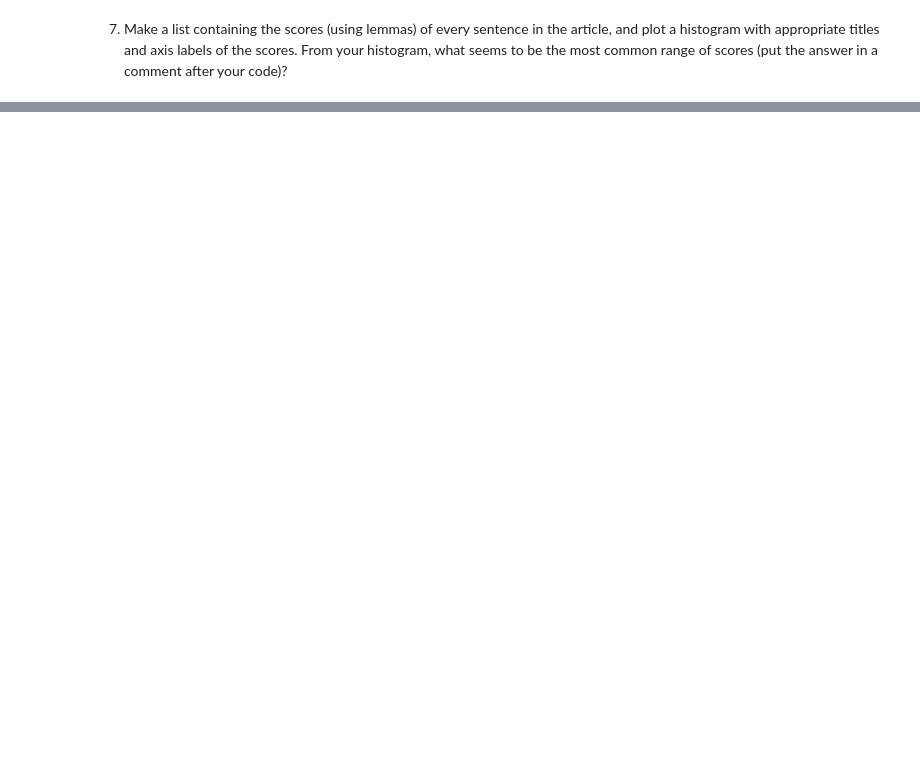
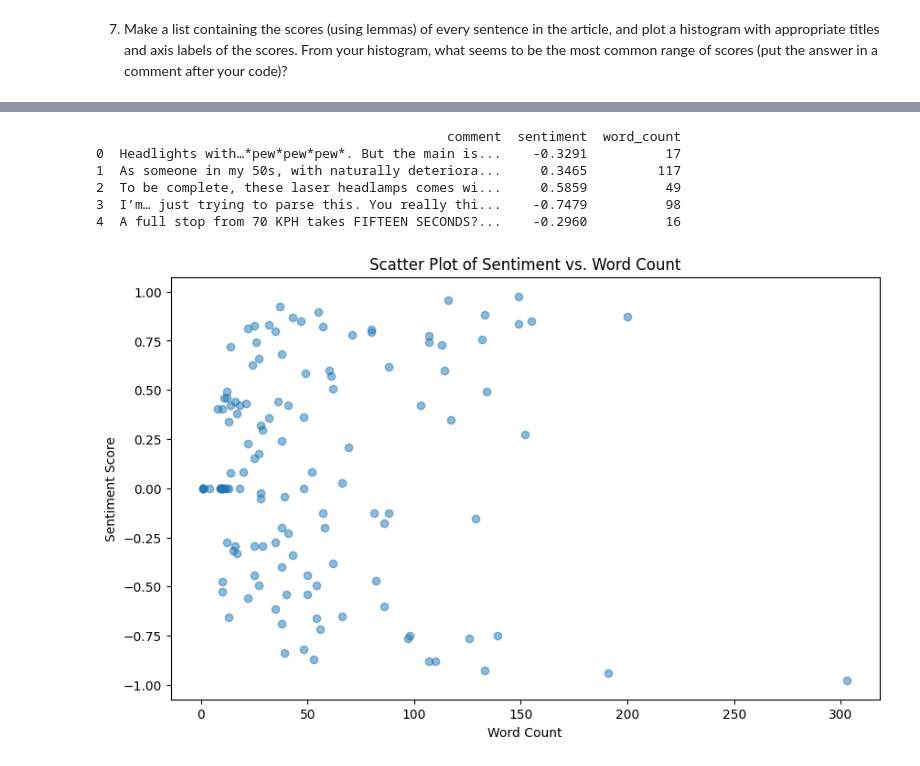
Before and after one commit to drpafowler/web-scraping-philip, a Jupyter notebook: web-scraping.ipynb, the cells around one changed output, grey strips where cells are left out. Drawn from its saved outputs; the diff is of its cells as text; code cells hidden in the pictures; blank space fills up the shorter version.

```diff
--- a/web-scraping.ipynb
+++ b/web-scraping.ipynb
@@ -352,0 +507,53 @@ plt.show()
+# %%
+import pandas as pd
+
+# Initialize VADER
+analyzer = SentimentIntensityAnalyzer()
+
+# Extract comments and create DataFrame
+def create_comment_df(soup):
+    # Extract comments
+    comments = soup.find_all('div', class_='comment-content')
+
+    # Create lists for DataFrame
+    data = []
+    for comment in comments:
+        text = comment.get_text(strip=True)
+        sentiment = analyzer.polarity_scores(text)['compound']
+        word_count = len(text.split())
+
+        data.append({
+            'comment': text,
+            'sentiment': sentiment,
+            'word_count': word_count
+        })
+
+    # Create DataFrame
+    df = pd.DataFrame(data)
+    return df
+
+# Create DataFrame
+comment_df = create_comment_df(soup)
+
+# Display first few rows
+print(comment_df.head())
+# %% [output]
+                                             comment  sentiment  word_count
+0  Headlights with…*pew*pew*pew*. But the main is...    -0.3291          17
+1  As someone in my 50s, with naturally deteriora...     0.3465         117
+2  To be complete, these laser headlamps comes wi...     0.5859          49
+3  I’m… just trying to parse this. You really thi...    -0.7479          98
+4  A full stop from 70 KPH takes FIFTEEN SECONDS?...    -0.2960          16
+# %%
+import matplotlib.pyplot as plt
+
+# Assuming you have a DataFrame `comment_df` with 'sentiment' and 'word_count' columns
+# Create a scatter plot
+plt.figure(figsize=(10, 6))
+plt.scatter(comment_df['word_count'], comment_df['sentiment'], alpha=0.5)
+plt.title('Scatter Plot of Sentiment vs. Word Count')
+plt.xlabel('Word Count')
+plt.ylabel('Sentiment Score')
+plt.show()
+# %% [output]
+[figure, added]
```
Also changed, not shown: parts of 24 cells of this notebook, 2 other files.
